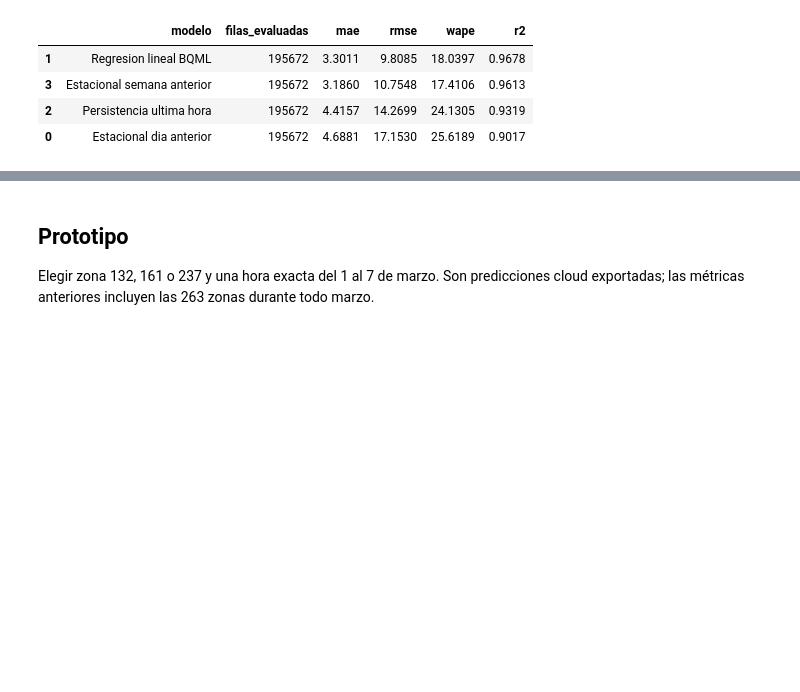
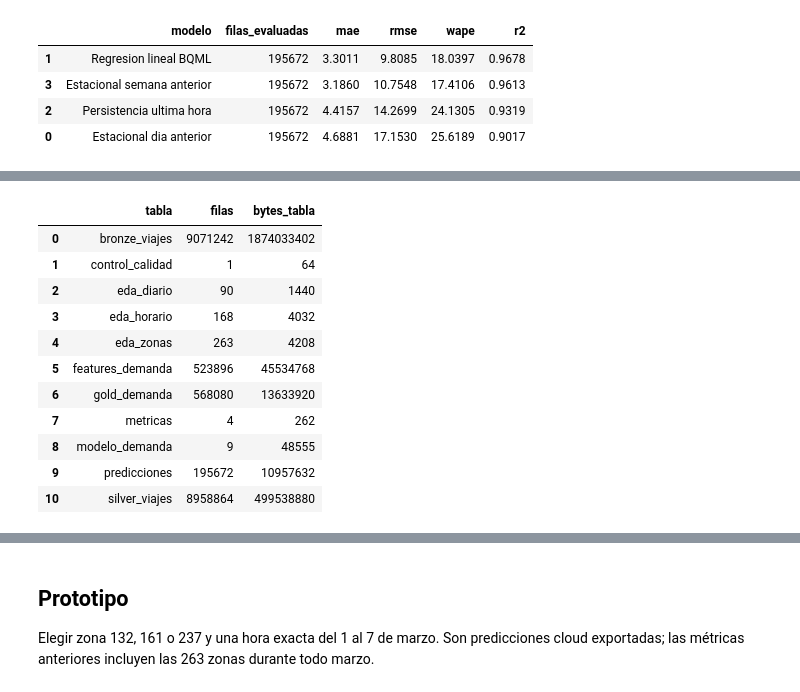
Before and after one commit to c3cla/bigdata-ev2-vicente, a Jupyter notebook: proyecto.ipynb, the cells around one changed output, grey strips where cells are left out. Cells and saved outputs as stored; diff of their text form; code cells hidden in the pictures; blank space fills up the shorter version.

Commit message:
Refuerza arquitectura, validacion territorial y bitacora verificable

```diff
--- a/proyecto.ipynb
+++ b/proyecto.ipynb
@@ -96,0 +145,19 @@ La referencia semanal obtiene mejor MAE y WAPE: no hay mejora uniforme.
+# %%
+display(pd.DataFrame(resultados["almacenamiento"]))
+if "auditoria" in resultados:
+    display(pd.DataFrame(resultados["auditoria"]["bitacora_cloud"])[["fecha_hora_local", "actividad", "resultado", "job_id"]])
+else:
+    display(pd.DataFrame(resultados["ejecuciones"]))
+# %% [output]
+|  | tabla | filas | bytes_tabla |
+| 0 | bronze_viajes | 9071242 | 1874033402 |
+| 1 | control_calidad | 1 | 64 |
+| 2 | eda_diario | 90 | 1440 |
+| 3 | eda_horario | 168 | 4032 |
+| 4 | eda_zonas | 263 | 4208 |
+| 5 | features_demanda | 523896 | 45534768 |
+| 6 | gold_demanda | 568080 | 13633920 |
+| 7 | metricas | 4 | 262 |
+| 8 | modelo_demanda | 9 | 48555 |
+| 9 | predicciones | 195672 | 10957632 |
+| 10 | silver_viajes | 8958864 | 499538880 |
```
Also changed, not shown: parts of 9 cells of this notebook, 3 other files.
